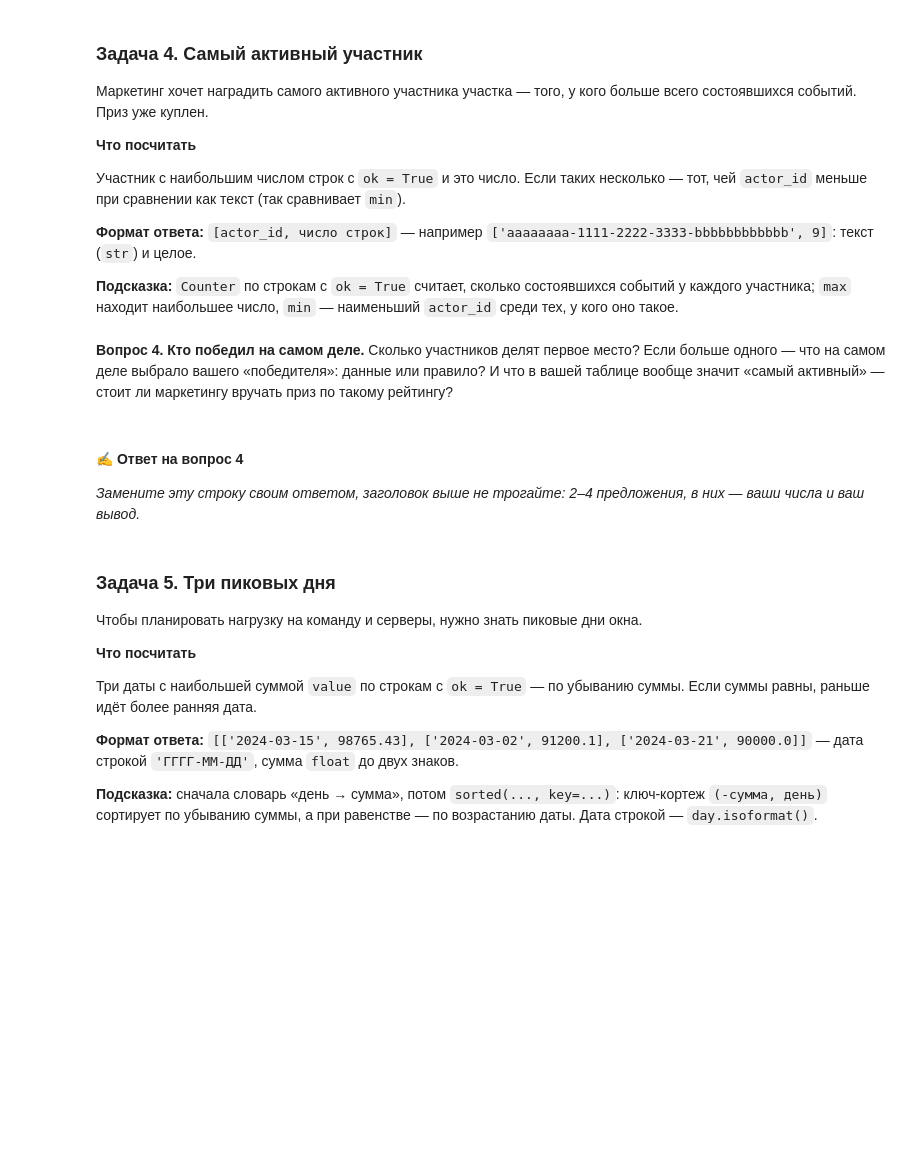
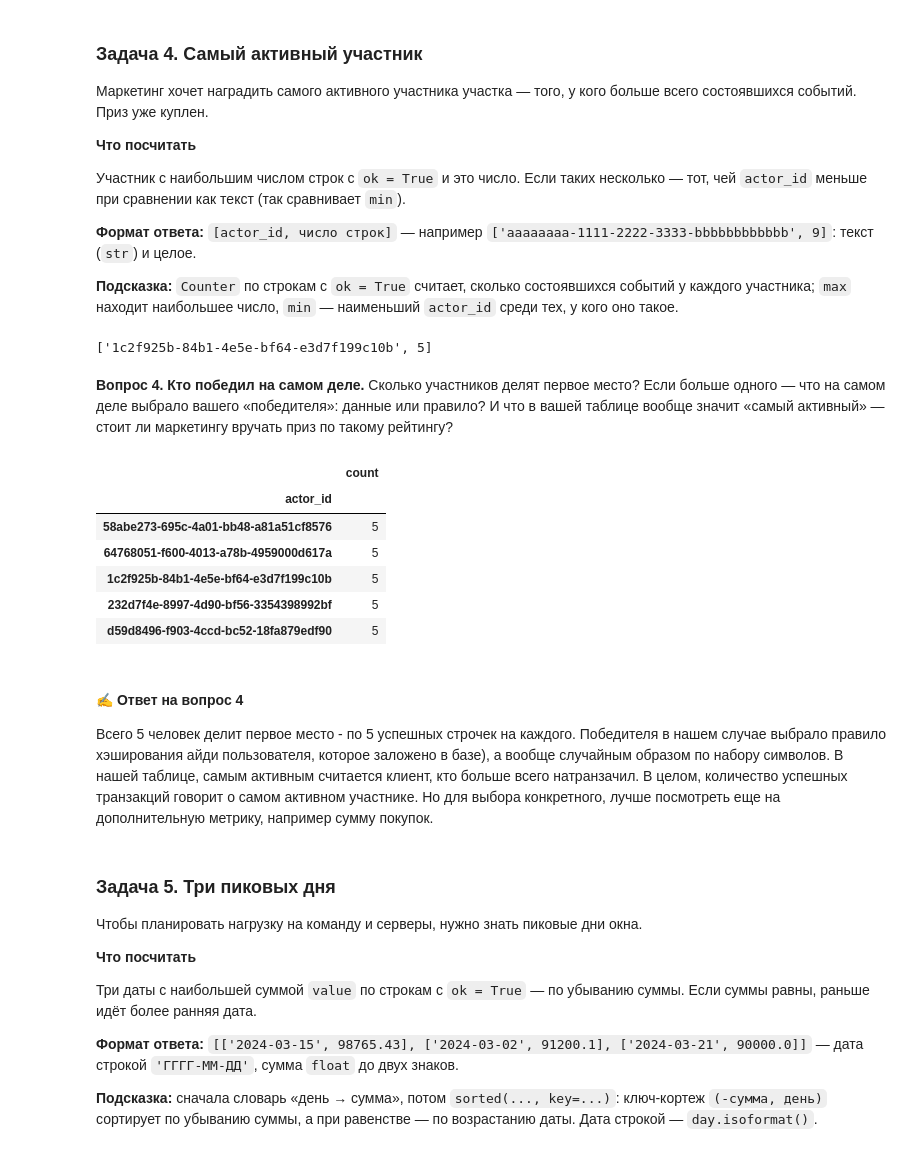
Before and after one commit to rekvit/python-module1, a Jupyter notebook: notebooks/hw1.ipynb, the cells around one changed output. Cells and saved outputs as stored; diff of their text form; code cells hidden in the pictures; blank space fills up the shorter version.

```diff
--- a/notebooks/hw1.ipynb
+++ b/notebooks/hw1.ipynb
@@ -544,22 +575,44 @@ _Замените эту строку своим ответом, заголов
 
 **Подсказка:** `Counter` по строкам с `ok = True` считает, сколько состоявшихся событий у каждого участника; `max` находит наибольшее число, `min` — наименьший `actor_id` среди тех, у кого оно такое.
 # %%
+import pandas as pd
+
+rows_pd = pd.DataFrame(rows)
+
 def task4(rows: list[dict]) -> list:
     # верните [actor_id, число строк]
-    ...
-
+    rows_pd = pd.DataFrame(rows)
+    rows_per_user = rows_pd[rows_pd["ok"] == True].groupby("actor_id").agg(count=("value", "size")).sort_values("count", ascending=False)
+    # тут айдишник пользователя стал индексом поэтому обращаться напрямую к столбцу нельзя (((((
+    top_guy = rows_per_user[rows_per_user["count"] == 5].index.min()
+    return [top_guy, int(rows_per_user.loc[top_guy, "count"])]
 
 answer_4 = task4(rows)
 answer_4
+# %% [output]
+['1c2f925b-84b1-4e5e-bf64-e3d7f199c10b', 5]
 # %% [markdown]
 **Вопрос 4.** **Кто победил на самом деле.** Сколько участников делят первое место? Если больше одного — что на самом деле выбрало вашего «победителя»: данные или правило? И что в вашей таблице вообще значит «самый активный» — стоит ли маркетингу вручать приз по такому рейтингу?
 # %%
 # Числа для ответа на вопрос 4 считайте здесь — по rows и answer_4.
 # Ячейка тоже выполняется на контрольном участке: даты, id и сегмент руками не вписывайте.
+# true_clients = {row["actor_id"], row[""] for row in rows if row["ok"] == True}
+
+rows_pd = pd.DataFrame(rows)
+rows_per_user = rows_pd[rows_pd["ok"] == True].groupby("actor_id").agg(count=("value", "size")).sort_values("count", ascending=False)
+rows_per_user[rows_per_user["count"] == 5]
+# %% [output]
+|  | count |
+| actor_id |  |
+| 58abe273-695c-4a01-bb48-a81a51cf8576 | 5 |
+| 64768051-f600-4013-a78b-4959000d617a | 5 |
+| 1c2f925b-84b1-4e5e-bf64-e3d7f199c10b | 5 |
+| 232d7f4e-8997-4d90-bf56-3354398992bf | 5 |
+| d59d8496-f903-4ccd-bc52-18fa879edf90 | 5 |
 # %% [markdown]
 #### ✍️ Ответ на вопрос 4
 
-_Замените эту строку своим ответом, заголовок выше не трогайте: 2–4 предложения, в них — ваши числа и ваш вывод._
+Всего 5 человек делит первое место - по 5 успешных строчек на каждого. Победителя в нашем случае выбрало правило хэширования айди пользователя, которое заложено в базе), а вообще случайным образом по набору символов. В нашей таблице, самым активным считается клиент, кто больше всего натранзачил. В целом, количество успешных транзакций говорит о самом активном участнике. Но для выбора конкретного, лучше посмотреть еще на дополнительную метрику, например сумму покупок.
 # %% [markdown]
 ### Задача 5. Три пиковых дня
 
```
Also changed, not shown: parts of 2 cells of this notebook.
